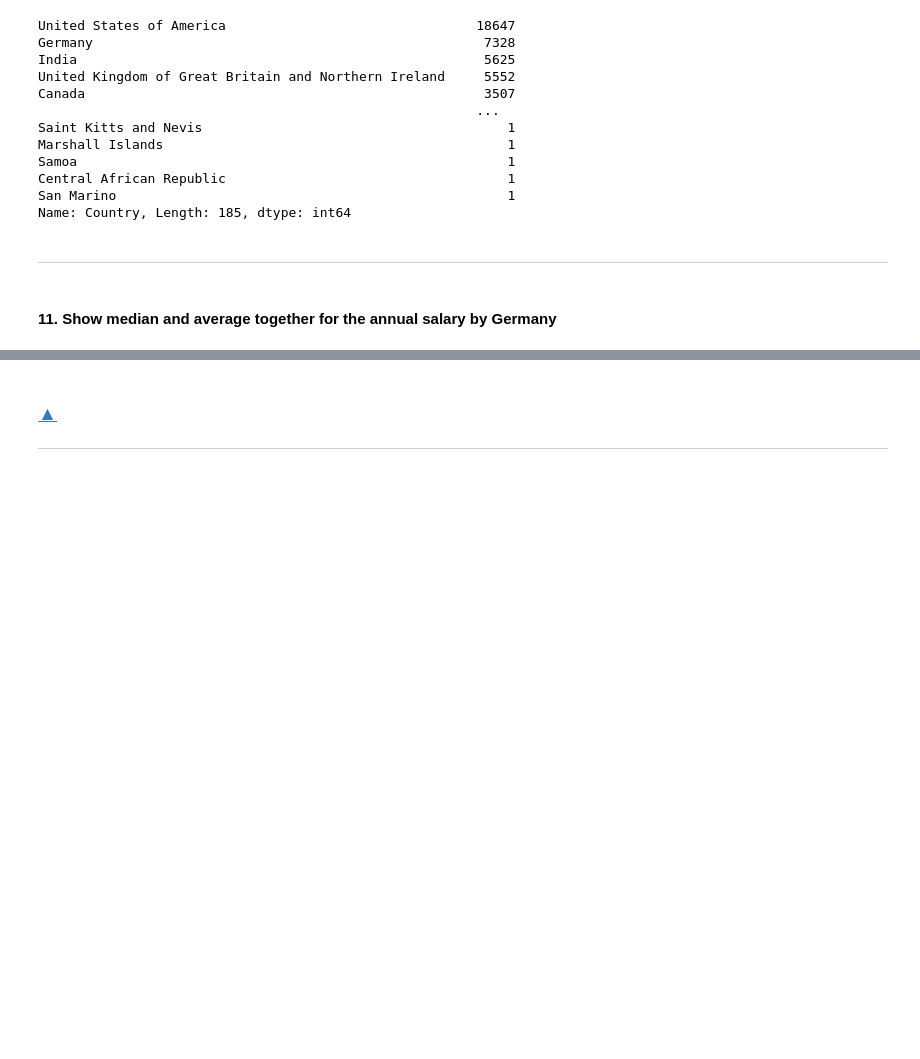
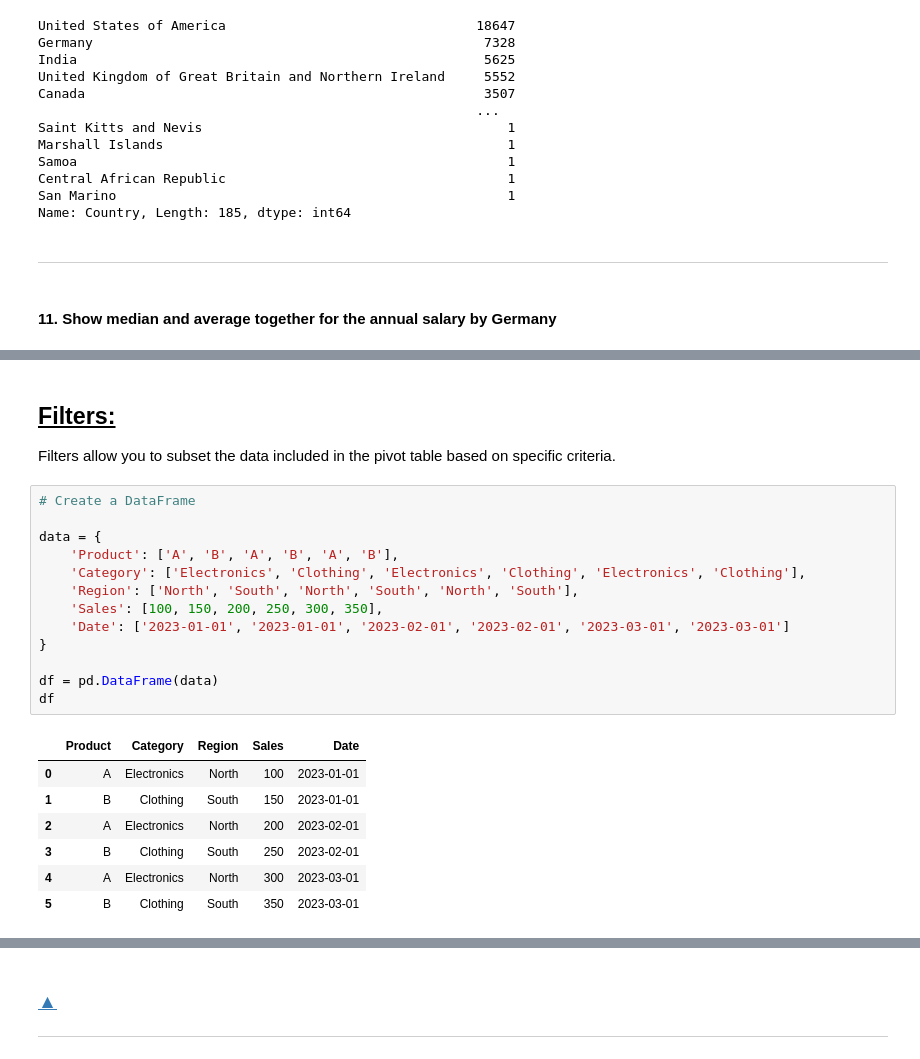
Before and after one commit to Razelbaz1/data-analysis-tutorials, a Jupyter notebook: Tirgul4/Ex4_Student.ipynb, the cells around one changed output, grey strips where cells are left out. Saved outputs shown, nothing was run; the diff lists cells and outputs as text; blank space fills up the shorter version.

```diff
--- a/Tirgul4/Ex4_Student.ipynb
+++ b/Tirgul4/Ex4_Student.ipynb
@@ -294,0 +343,24 @@ Name: Country, Length: 185, dtype: int64
+# %% [markdown]
+## <ins>**Filters:**</ins>
+Filters allow you to subset the data included in the pivot table based on specific criteria.
+# %%
+# Create a DataFrame
+
+data = {
+    'Product': ['A', 'B', 'A', 'B', 'A', 'B'],
+    'Category': ['Electronics', 'Clothing', 'Electronics', 'Clothing', 'Electronics', 'Clothing'],
+    'Region': ['North', 'South', 'North', 'South', 'North', 'South'],
+    'Sales': [100, 150, 200, 250, 300, 350],
+    'Date': ['2023-01-01', '2023-01-01', '2023-02-01', '2023-02-01', '2023-03-01', '2023-03-01']
+}
+
+df = pd.DataFrame(data)
+df
+# %% [output]
+|  | Product | Category | Region | Sales | Date |
+| 0 | A | Electronics | North | 100 | 2023-01-01 |
+| 1 | B | Clothing | South | 150 | 2023-01-01 |
+| 2 | A | Electronics | North | 200 | 2023-02-01 |
+| 3 | B | Clothing | South | 250 | 2023-02-01 |
+| 4 | A | Electronics | North | 300 | 2023-03-01 |
+| 5 | B | Clothing | South | 350 | 2023-03-01 |
```
Also changed, not shown: parts of 44 cells of this notebook, 1 other file.
